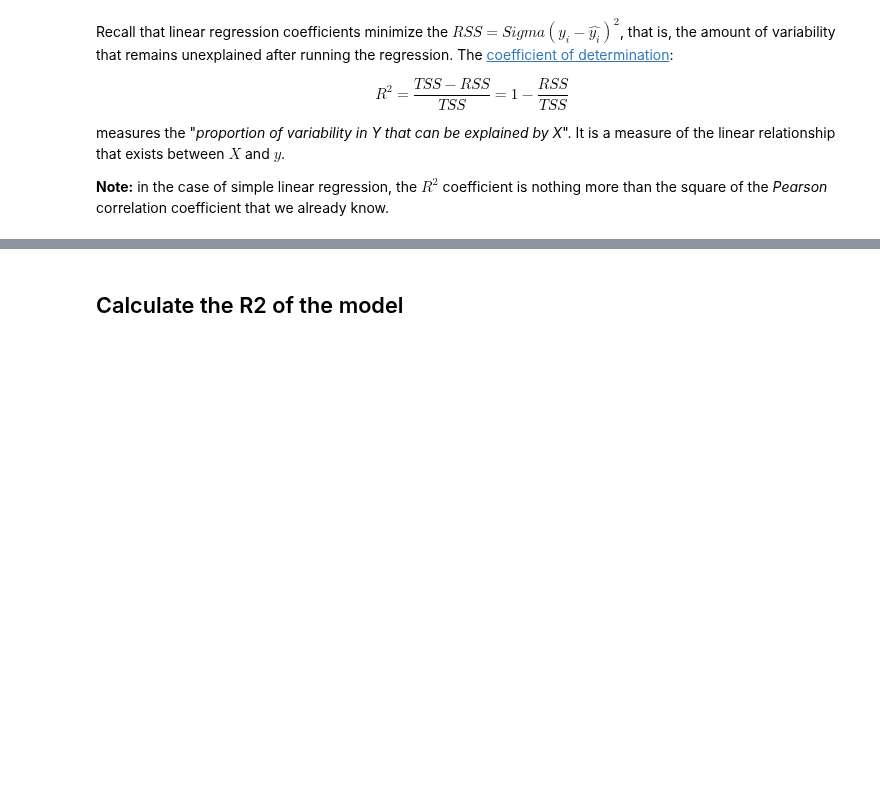
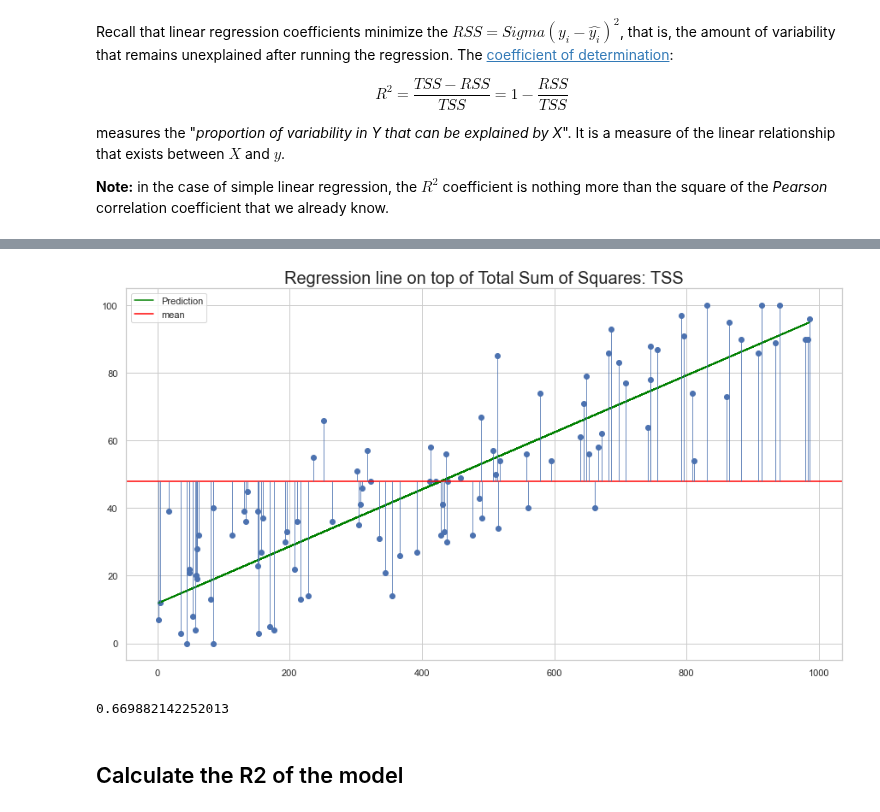
Before and after one commit to Ironhack-data-bcn-oct-2023/lectures, a Jupyter notebook: week-7/01 - Linear regression.ipynb, the cells around one changed output, grey strips where cells are left out. Drawn from its saved outputs; the diff is of its cells as text; code cells hidden in the pictures; blank space fills up the shorter version.

```diff
--- a/week-7/01 - Linear regression.ipynb
+++ b/week-7/01 - Linear regression.ipynb
@@ -448,0 +525,9 @@ measures the "*proportion of variability in Y that can be explained by X*". It i
+# %%
+plt.scatter(X, y)
+plt.plot(df.hours, df["prediction_through_scikit_learn"], c="green", label="Prediction")
+plt.axhline(df["mark"].mean(), c="red", label="mean")
+plt.vlines(X, df["avg"], y, lw=0.8)
+plt.title("Regression line on top of Total Sum of Squares: TSS", size=20)
+plt.legend();
+# %% [output]
+[figure, added]
@@ -448,0 +537,4 @@ measures the "*proportion of variability in Y that can be explained by X*". It i
+# %%
+r_2 # 0.66     # 0-1
+# %% [output]
+0.669882142252013
```
Also changed, not shown: parts of 47 cells of this notebook.
